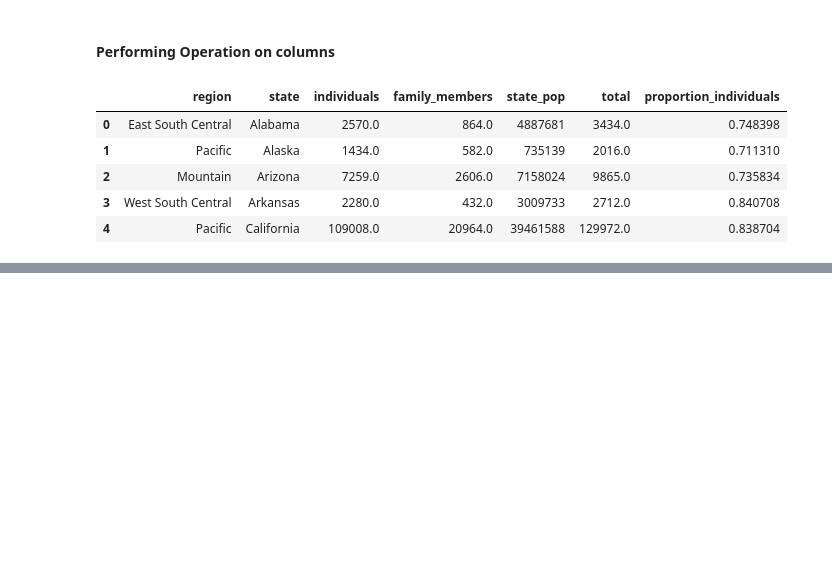
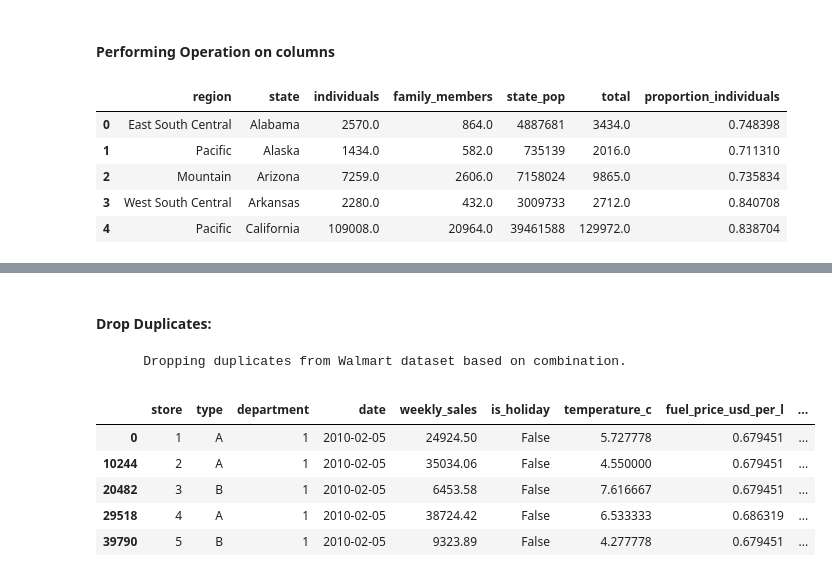
Before and after one commit to subhradeep/Python, a Jupyter notebook: Data Manipulation Using Python.ipynb, the cells around one changed output, grey strips where cells are left out. Drawn from its saved outputs; the diff is of its cells as text; code cells hidden in the pictures; blank space fills up the shorter version.

```diff
--- a/Data Manipulation Using Python.ipynb
+++ b/Data Manipulation Using Python.ipynb
@@ -169,0 +251,14 @@ homelessness.head()
+# %% [markdown]
+#### Drop Duplicates:
+
+        Dropping duplicates from Walmart dataset based on combination.
+# %%
+store_type = walmart.drop_duplicates(['store','type'])
+store_type.head()
+# %% [output]
+|  | store | type | department | date | weekly_sales | is_holiday | temperature_c | fuel_price_usd_per_l | ... |
+| 0 | 1 | A | 1 | 2010-02-05 | 24924.50 | False | 5.727778 | 0.679451 | ... |
+| 10244 | 2 | A | 1 | 2010-02-05 | 35034.06 | False | 4.550000 | 0.679451 | ... |
+| 20482 | 3 | B | 1 | 2010-02-05 | 6453.58 | False | 7.616667 | 0.679451 | ... |
+| 29518 | 4 | A | 1 | 2010-02-05 | 38724.42 | False | 6.533333 | 0.686319 | ... |
+| 39790 | 5 | B | 1 | 2010-02-05 | 9323.89 | False | 4.277778 | 0.679451 | ... |
```
Also changed, not shown: parts of 21 cells of this notebook.
